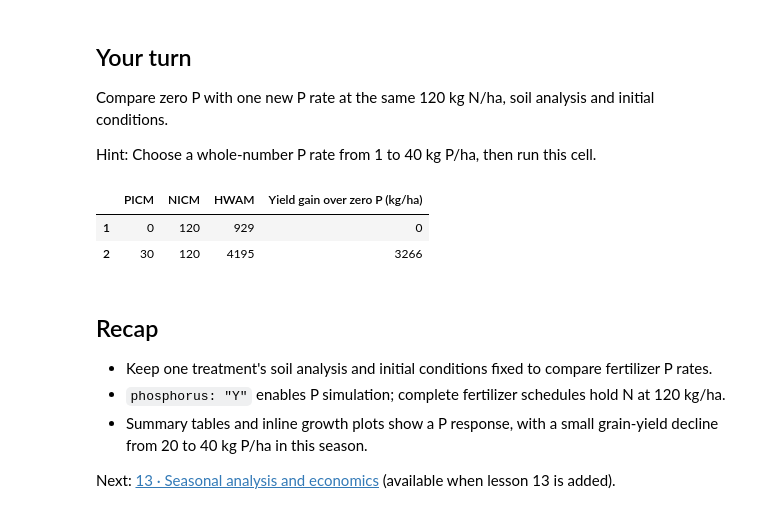
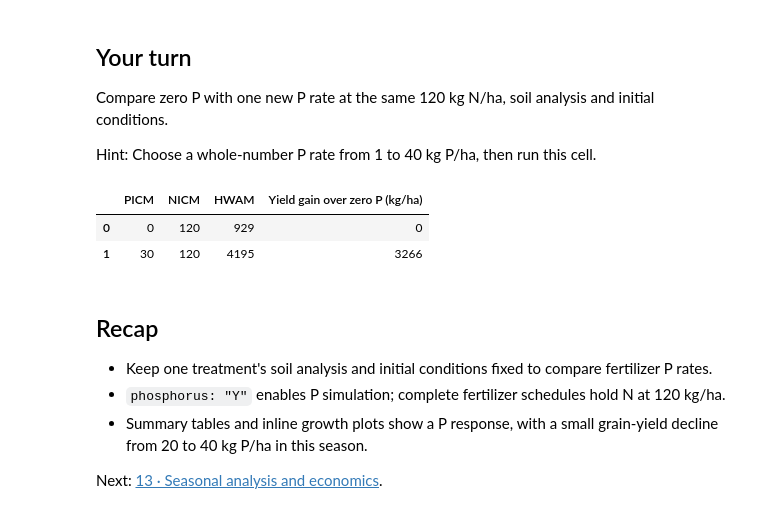
Before and after one commit to AbdelrahmanAmr3/dssatlab, a Jupyter notebook: course/12_phosphorus/lesson.ipynb, the cells around one changed output. Drawn from its saved outputs; the diff is of its cells as text; code cells hidden in the pictures.

```diff
--- a/course/12_phosphorus/lesson.ipynb
+++ b/course/12_phosphorus/lesson.ipynb
@@ -47,6 +47,7 @@ inputs = {
     "weather": [RUNS / "GHWA0301.WTH", RUNS / "GHWA0401.WTH"],
     "soil": RUNS / "GH.SOL",
     "executable": dssat,
+    "directory": RUNS,
 }
 lines = inputs["filex"].read_text(encoding="utf-8").splitlines()
 start = next(i for i, line in enumerate(lines) if line.startswith("*TREATMENTS"))
@@ -135,7 +138,7 @@ Run the P sweep and compare applied N (`NICM`), applied P (`PICM`), grain yield
 # %%
 # Run all P rates and display their Summary results.
 rows = dl.run_sweep(**inputs, treatments=[7], management=experiment,
-                    factors={"fertilizer": schedules})
+                    factors={"fertilizer": schedules}, base=False)
 results = dl.to_dataframe(rows)
 results[["scenario", "TRNO", "NICM", "PICM", "HWAM", "CWAM"]]
 # %% [output]
@@ -213,36 +215,35 @@ Hint: Choose a whole-number P rate from 1 to 40 kg P/ha, then run this cell.
 # %%
 # Choose a P rate and rebuild both schedules for an independent comparison.
 chosen_p = 30
 exercise_inputs = {
     "filex": RUNS / "GHWA0401.MZX",
     "weather": [RUNS / "GHWA0301.WTH", RUNS / "GHWA0401.WTH"],
     "soil": RUNS / "GH.SOL",
     "executable": dssat,
+    "directory": RUNS,
 }
 exercise_n = [
     {"date": "2004-07-05", "material": "FE005", "application": "AP007", "depth": 5, "n": 60, "p": 0},
     {"date": "2004-07-15", "material": "FE005", "application": "AP007", "depth": 5, "n": 60, "p": 0},
 ]
 exercise_schedules = {rate: [
     {"date": "2004-06-15", "material": "FE013", "application": "AP004", "depth": 10, "n": 0, "p": rate},
     *exercise_n,
 ] for rate in (0, chosen_p)}
 exercise_experiment = {"treatments": {7: {
     "controls": {"phosphorus": "Y"}, "fertilizer": exercise_schedules[0],
 }}}
 exercise_rows = dl.run_sweep(**exercise_inputs, treatments=[7], management=exercise_experiment,
-                             factors={"fertilizer": exercise_schedules})
+                             factors={"fertilizer": exercise_schedules}, base=False)
 exercise_results = dl.to_dataframe(exercise_rows)
-exercise_comparison = exercise_results.loc[
-    exercise_results["scenario"] != "base", ["PICM", "NICM", "HWAM"]
-].copy()
+exercise_comparison = exercise_results[["PICM", "NICM", "HWAM"]].copy()
 zero_yield = exercise_comparison.loc[exercise_comparison["PICM"] == 0, "HWAM"].iloc[0]
 exercise_comparison["Yield gain over zero P (kg/ha)"] = exercise_comparison["HWAM"] - zero_yield
 exercise_comparison
 # %% [output]
 |  | PICM | NICM | HWAM | Yield gain over zero P (kg/ha) |
-| 1 | 0 | 120 | 929 | 0 |
-| 2 | 30 | 120 | 4195 | 3266 |
+| 0 | 0 | 120 | 929 | 0 |
+| 1 | 30 | 120 | 4195 | 3266 |
 # %% [markdown]
 ## Recap
 
@@ -250,4 +251,4 @@ exercise_comparison
 - `phosphorus: "Y"` enables P simulation; complete fertilizer schedules hold N at 120 kg/ha.
 - Summary tables and inline growth plots show a P response, with a small grain-yield decline from 20 to 40 kg P/ha in this season.
 
-Next: [13 · Seasonal analysis and economics](../13_seasonal_economics/lesson.ipynb) (available when lesson 13 is added).
+Next: [13 · Seasonal analysis and economics](../13_seasonal_economics/lesson.ipynb).
```
Also changed, not shown: parts of 9 cells of this notebook, 7 other files.
